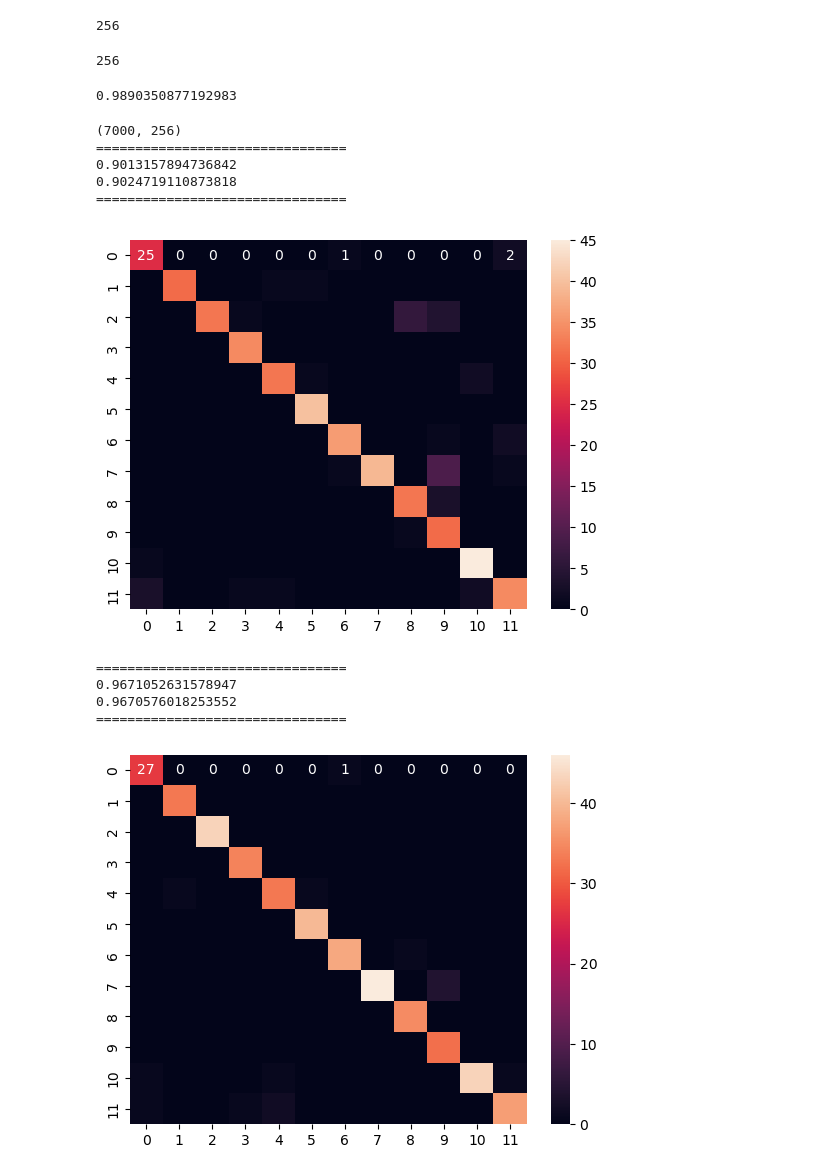
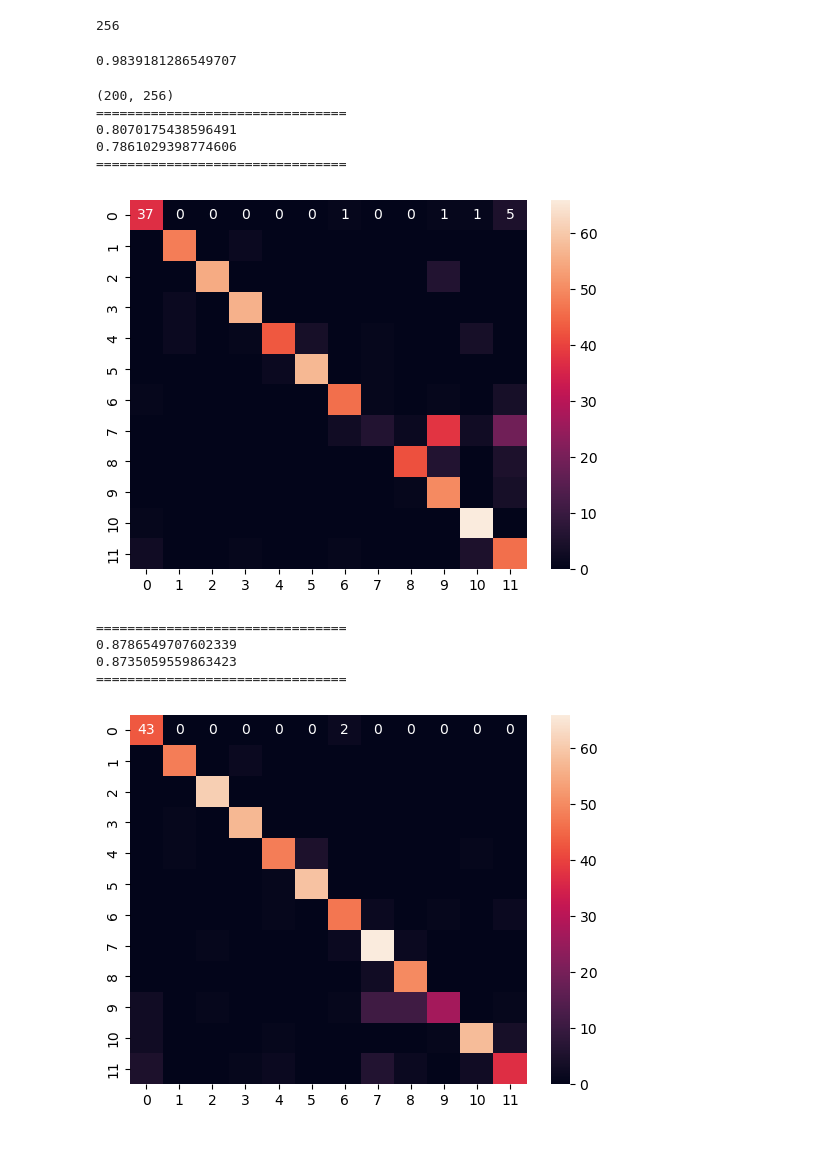
Before and after one commit to RunnnnWang/mbed-HD, a Jupyter notebook: random.ipynb, the cells around one changed output. Cells and saved outputs as stored; diff of their text form; code cells hidden in the pictures; blank space fills up the shorter version.

```diff
--- a/random.ipynb
+++ b/random.ipynb
@@ -101,17 +99,15 @@ print(len(all_data[0]))
 # %% [output]
 256
 # %%
-X_train, X_test, y_train, y_test = train_test_split(all_data, all_label, test_size=0.2, random_state=42, shuffle = True) #y is the label, x is the input
-with open('Xtrain.json', 'w') as json_file:
-    json.dump(X_train, json_file, indent=4)
-with open('Xtest.json', 'w') as json_file:
-    json.dump(X_test, json_file, indent=4)
-with open('Ytrain.json', 'w') as json_file:
-    json.dump(y_train, json_file, indent=4)
-with open('Ytest.json', 'w') as json_file:
-    json.dump(y_test, json_file, indent=4)
+X_train, X_test, y_train, y_test = train_test_split(all_data, all_label, test_size=0.3, random_state=42, shuffle = True) #y is the label, x is the input
+# with open('Xtrain.json', 'w') as json_file:
+#     json.dump(X_train, json_file, indent=4)
+# with open('Xtest.json', 'w') as json_file:
+#     json.dump(X_test, json_file, indent=4)
+# with open('Ytrain.json', 'w') as json_file:
+#     json.dump(y_train, json_file, indent=4)
+# with open('Ytest.json', 'w') as json_file:
+#     json.dump(y_test, json_file, indent=4)
-# %% [output]
-256
 # %%
 from sklearn.pipeline import make_pipeline
 from sklearn.preprocessing import StandardScaler
@@ -120,7 +116,7 @@ clf = make_pipeline(StandardScaler(), SVC(gamma='auto',kernel='linear'))
 clf.fit(X_train, y_train)
 sum(clf.predict(X_test) == y_test) / len(y_test)
 # %% [output]
-0.9890350877192983
+0.9839181286549707
 # %%
 class linear_random_projection:
     def __init__(self,in_dim,out_dim):
@@ -227,33 +223,33 @@ class hd_model:
                     count += 1
             # print(count)
 # %%
-model = hd_model(X_train, X_test, y_train, y_test,256,10000,1)
+model = hd_model(X_train, X_test, y_train, y_test,256,200,1)
 with open('projection.txt', 'w') as f:
     for row in model.encoder.projection:
         f.write(" ".join(map(str, row)) + '\n')
 # print(model.encoder.projection.shape)
 
 model.train_()
 with open('classEncoding.txt', 'w') as f:
     for row in model.class_hvs:
         f.write(" ".join(map(str, row)) + '\n')
 model.test_()
 # %% [output]
-(7000, 256)
+(200, 256)
 ================================
-0.9013157894736842
-0.9024719110873818
+0.8070175438596491
+0.7861029398774606
 ================================
-[figure, old version]
+[figure, new version]
 # %%
 model.retrain()
 model.test_()
 # %% [output]
 ================================
-0.9671052631578947
-0.9670576018253552
+0.8786549707602339
+0.8735059559863423
 ================================
-[figure, old version]
+[figure, new version]
 # %%
 model.class_hvs
 # %% [output]
```
Also changed, not shown: parts of 2 cells of this notebook, 7 other files.
